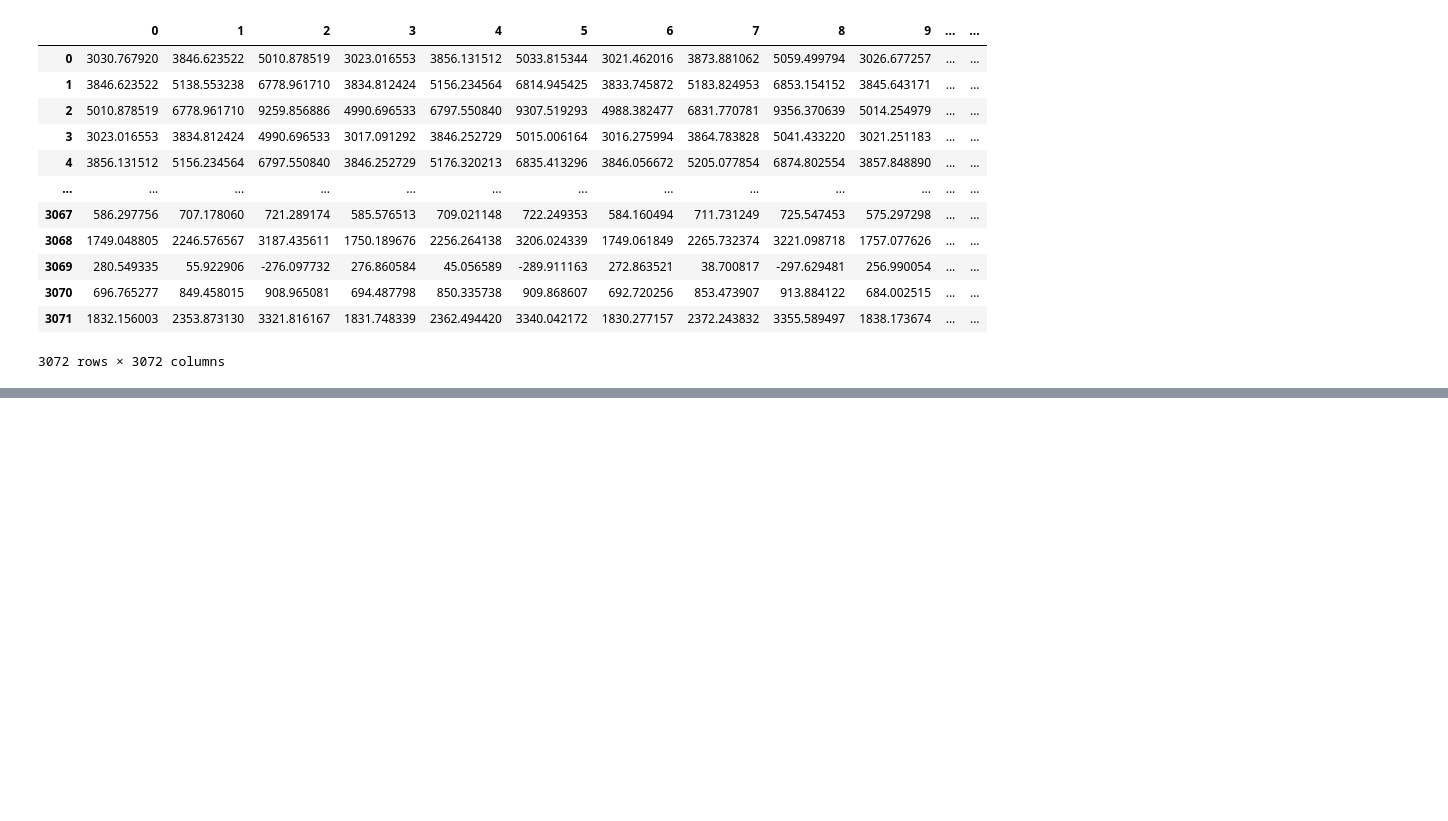
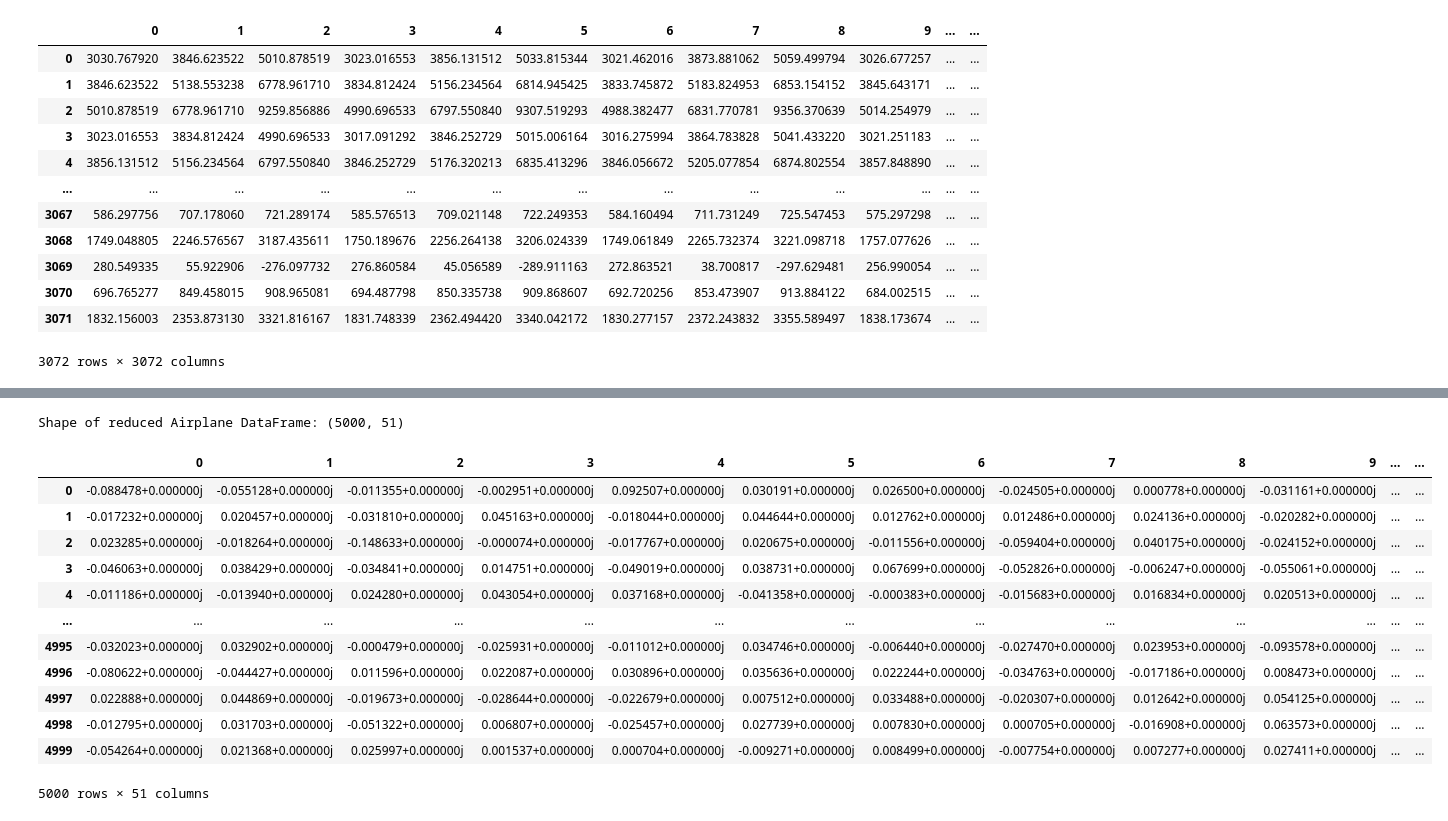
Before and after one commit to karanziie1990/PRML-24_Project, a Jupyter notebook: LDA.ipynb, the cells around one changed output, grey strips where cells are left out. Saved outputs shown, nothing was run; the diff lists cells and outputs as text; code cells hidden in the pictures; blank space fills up the shorter version.

```diff
--- a/LDA.ipynb
+++ b/LDA.ipynb
@@ -291,3 +291,16 @@ Between-Class Scatter Matrix:
 | 3070 | 696.765277 | 849.458015 | 908.965081 | 694.487798 | 850.335738 | 909.868607 | 692.720256 | 853.473907 | 913.884122 | 684.002515 | ... | ... |
 | 3071 | 1832.156003 | 2353.873130 | 3321.816167 | 1831.748339 | 2362.494420 | 3340.042172 | 1830.277157 | 2372.243832 | 3355.589497 | 1838.173674 | ... | ... |
 3072 rows × 3072 columns
+# %%
+
+# Calculate the inverse of the within-class scatter matrix
+Sw_inv = np.linalg.inv(within_class_scatter_matrix)
+
+# Multiply the inverse of the within-class scatter matrix with the between-class scatter matrix
+result = np.dot(Sw_inv, between_class_scatter_matrix)
+
+# Convert the result to a DataFrame
+result_df = pd.DataFrame(result)
+
+# Display the DataFrame
+result_df
@@ -293,0 +377,65 @@ Between-Class Scatter Matrix:
+# %%
+def reduce_and_add_last_column(class_dataframes, eig_pairs, k):
+    """
+    Reduces the dimensionality of each DataFrame in class_dataframes from n to k using the top k eigenvectors
+    and adds the last column from each original DataFrame to the reduced DataFrame.
+
+    Args:
+        class_dataframes (dict): A dictionary where keys are class labels and values are original DataFrames containing data for each class.
+        eig_pairs (list): A list of tuples where each tuple contains an eigenvalue and its corresponding eigenvector. The list is sorted in descending order of the eigenvalues.
+        k (int): The number of dimensions to reduce to.
+
+    Returns:
+        dict: A dictionary where keys are class labels and values are DataFrames containing data for each class, with reduced dimensionality and an additional column.
+    """
+    # Get the top k eigenvectors
+    top_k_eigenvectors = np.array([eig_pairs[i][1] for i in range(k)]).T
+
+    # Initialize an empty dictionary to store the reduced DataFrames
+    reduced_dataframes = {}
+
+    for class_label, df in class_dataframes.items():
+        # Drop the 'Label' column
+        df_features = df.drop('Label', axis=1)
+
+        # Perform the dimensionality reduction
+        reduced_features = np.dot(df_features, top_k_eigenvectors)
+
+        # Create a new DataFrame with the reduced features
+        reduced_df = pd.DataFrame(reduced_features)
+
+        # Store the last column from the original DataFrame
+        last_column = df.iloc[:, -1]
+
+        # Add the last column to the reduced DataFrame
+        reduced_df['Last_Column'] = last_column.values
+
+        # Store the reduced DataFrame in the dictionary
+        reduced_dataframes[class_label] = reduced_df
+
+    return reduced_dataframes
+
+# Example usage:
+# Assuming class_dataframes is your dictionary of class DataFrames
+# and eig_pairs is your list of eigenvalue-eigenvector pairs
+k = 50  # The number of dimensions to reduce to
+reduced_dataframes = reduce_and_add_last_column(class_dataframes, eig_pairs, k)
+# Example: Access the reduced DataFrame for class 'Airplane' (label 0)
+reduced_airplane_df = reduced_dataframes[0]
+print("Shape of reduced Airplane DataFrame:", reduced_airplane_df.shape)
+reduced_airplane_df  # Display the first few rows
+# %% [output]
+Shape of reduced Airplane DataFrame: (5000, 51)
+|  | 0 | 1 | 2 | 3 | 4 | 5 | 6 | 7 | 8 | 9 | ... | ... |
+| 0 | -0.088478+0.000000j | -0.055128+0.000000j | -0.011355+0.000000j | -0.002951+0.000000j | 0.092507+0.000000j | 0.030191+0.000000j | 0.026500+0.000000j | -0.024505+0.000000j | 0.000778+0.000000j | -0.031161+0.000000j | ... | ... |
+| 1 | -0.017232+0.000000j | 0.020457+0.000000j | -0.031810+0.000000j | 0.045163+0.000000j | -0.018044+0.000000j | 0.044644+0.000000j | 0.012762+0.000000j | 0.012486+0.000000j | 0.024136+0.000000j | -0.020282+0.000000j | ... | ... |
+| 2 | 0.023285+0.000000j | -0.018264+0.000000j | -0.148633+0.000000j | -0.000074+0.000000j | -0.017767+0.000000j | 0.020675+0.000000j | -0.011556+0.000000j | -0.059404+0.000000j | 0.040175+0.000000j | -0.024152+0.000000j | ... | ... |
+| 3 | -0.046063+0.000000j | 0.038429+0.000000j | -0.034841+0.000000j | 0.014751+0.000000j | -0.049019+0.000000j | 0.038731+0.000000j | 0.067699+0.000000j | -0.052826+0.000000j | -0.006247+0.000000j | -0.055061+0.000000j | ... | ... |
+| 4 | -0.011186+0.000000j | -0.013940+0.000000j | 0.024280+0.000000j | 0.043054+0.000000j | 0.037168+0.000000j | -0.041358+0.000000j | -0.000383+0.000000j | -0.015683+0.000000j | 0.016834+0.000000j | 0.020513+0.000000j | ... | ... |
+| ... | ... | ... | ... | ... | ... | ... | ... | ... | ... | ... | ... | ... |
+| 4995 | -0.032023+0.000000j | 0.032902+0.000000j | -0.000479+0.000000j | -0.025931+0.000000j | -0.011012+0.000000j | 0.034746+0.000000j | -0.006440+0.000000j | -0.027470+0.000000j | 0.023953+0.000000j | -0.093578+0.000000j | ... | ... |
+| 4996 | -0.080622+0.000000j | -0.044427+0.000000j | 0.011596+0.000000j | 0.022087+0.000000j | 0.030896+0.000000j | 0.035636+0.000000j | 0.022244+0.000000j | -0.034763+0.000000j | -0.017186+0.000000j | 0.008473+0.000000j | ... | ... |
+| 4997 | 0.022888+0.000000j | 0.044869+0.000000j | -0.019673+0.000000j | -0.028644+0.000000j | -0.022679+0.000000j | 0.007512+0.000000j | 0.033488+0.000000j | -0.020307+0.000000j | 0.012642+0.000000j | 0.054125+0.000000j | ... | ... |
+| 4998 | -0.012795+0.000000j | 0.031703+0.000000j | -0.051322+0.000000j | 0.006807+0.000000j | -0.025457+0.000000j | 0.027739+0.000000j | 0.007830+0.000000j | 0.000705+0.000000j | -0.016908+0.000000j | 0.063573+0.000000j | ... | ... |
+| 4999 | -0.054264+0.000000j | 0.021368+0.000000j | 0.025997+0.000000j | 0.001537+0.000000j | 0.000704+0.000000j | -0.009271+0.000000j | 0.008499+0.000000j | -0.007754+0.000000j | 0.007277+0.000000j | 0.027411+0.000000j | ... | ... |
+5000 rows × 51 columns
```
Also changed, not shown: parts of 2 cells of this notebook, 1 other file.
